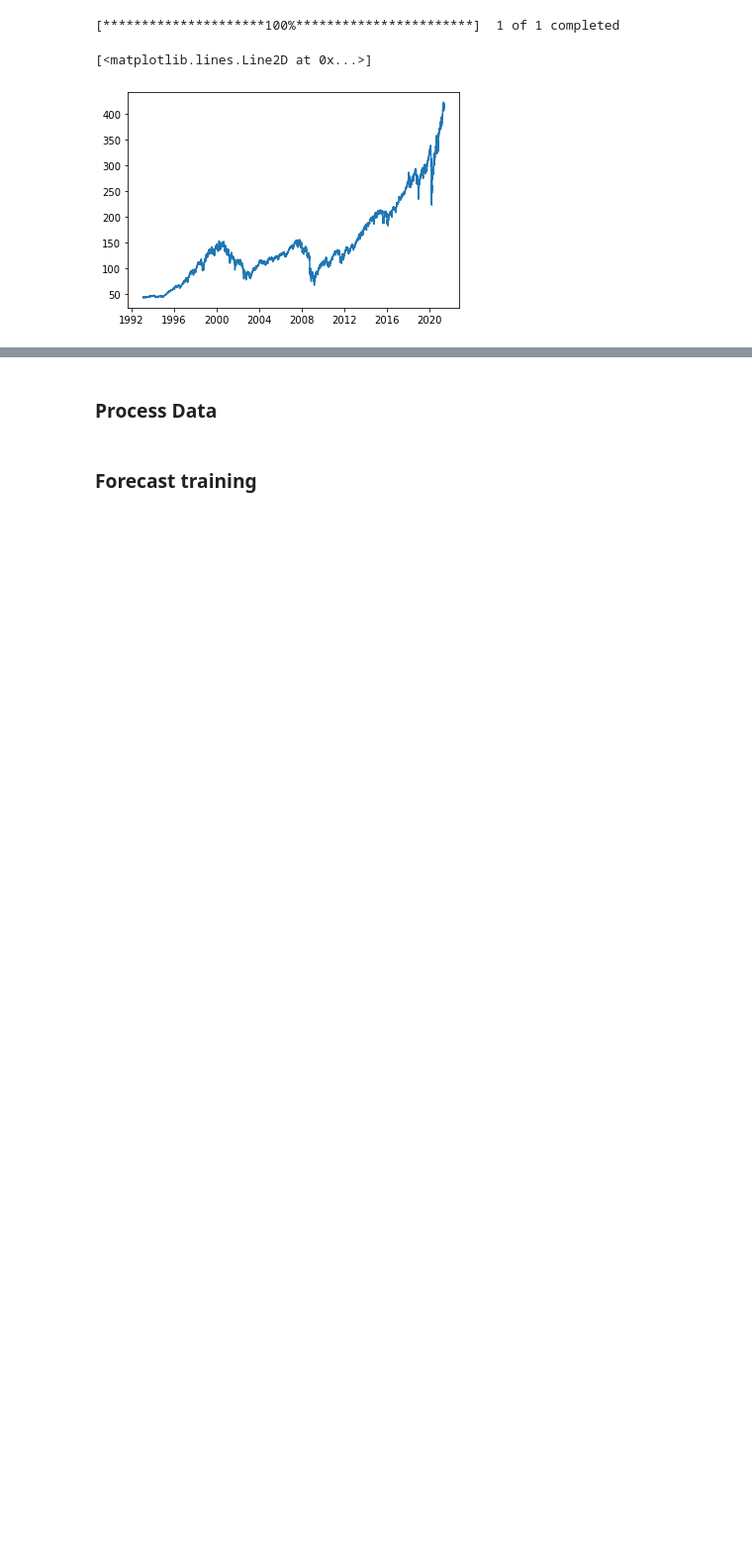
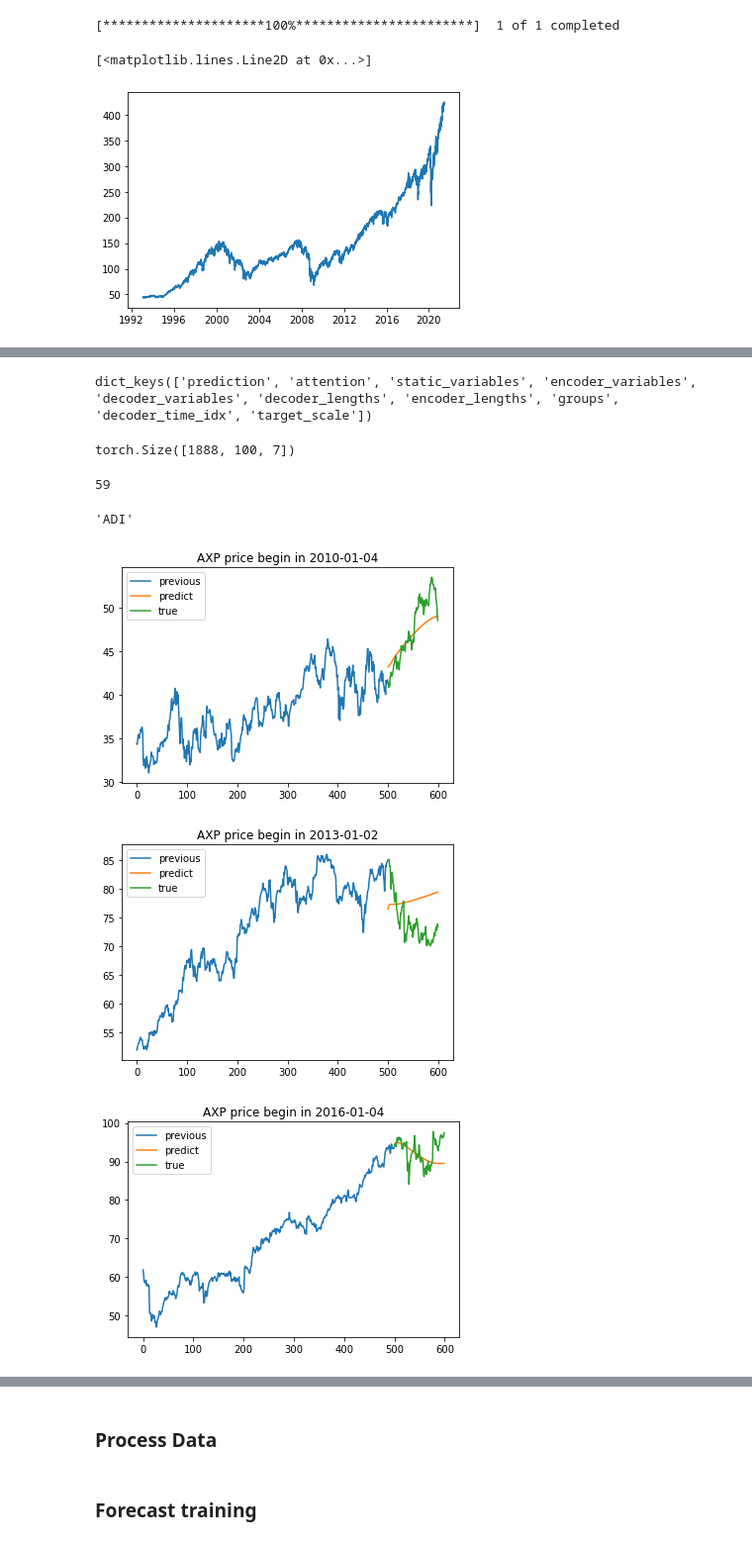
Before and after one commit to dukesky/StockRistAnalysis, a Jupyter notebook: StockDataExplore.ipynb, the cells around one changed output, grey strips where cells are left out. Shown: that part at 99% size. Drawn from its saved outputs; the diff is of its cells as text; code cells hidden in the pictures; blank space fills up the shorter version.

```diff
--- a/StockDataExplore.ipynb
+++ b/StockDataExplore.ipynb
@@ -78,6 +92,0 @@ S_P_index.shape
-# %%
-Stocks = {}
-for ticker in S_P_index.Symbol:
-    Stocks[ticker] = yf.Ticker(ticker)
-    if ticker == 'AAPL':
-        break
@@ -186,0 +142,9 @@ Name: To Grade, dtype: int64
+# %%
+# test_period after test_date is v
+START_DATE = ['2010-01-04','2013-01-02','2016-01-04','2019-01-02']
+TRAINING_PERIOD = 500
+VALIDATION_PERIOD = 100
+TEST_PEERIOD = 120
+
+TRAIN_PERIODS = [['2010-01-01','2011-12-31'],['2013-01-01','2014-12-31'],['2016-01-01','2017-12-31'],['2019-01-01','2020-12-31']]
+TEST_PERIODS = [['2012-01-01','2012-5-31'],['2015-01-01','2015-5-31'],['2018-01-01','2018-5-31'],['2021-01-01','2021-5-31']]
@@ -186,0 +289,6 @@ Name: To Grade, dtype: int64
+# %%
+for x,y in train_dataloader:
+    print(x.keys())
+    print(x['groups'].shape)
+    print(x['encoder_cont'].shape)
+    break
@@ -186,0 +359,40 @@ Name: To Grade, dtype: int64
+# %%
+# load the best model according to the validation loss (given that
+# we use early stopping, this is not necessarily the last epoch)
+best_model_path = trainer.checkpoint_callback.best_model_path
+best_tft = TemporalFusionTransformer.load_from_checkpoint(best_model_path)
+# calculate mean absolute error on validation set
+actuals = torch.cat([y[0] for x, y in val_dataloader])
+predictions = best_tft.predict(val_dataloader,mode='raw')
+previous = torch.cat([x['encoder_target'] for x, y in val_dataloader])
+# %%
+predictions.keys()
+# %% [output]
+dict_keys(['prediction', 'attention', 'static_variables', 'encoder_variables', 'decoder_variables', 'decoder_lengths', 'encoder_lengths', 'groups', 'decoder_time_idx', 'target_scale'])
+# %%
+predictions['prediction'].shape
+# %% [output]
+torch.Size([1888, 100, 7])
+# %%
+len(val_dataloader)
+# %% [output]
+59
+# %%
+ticker_encoder.inverse_transform(predictions['groups'][40][0])
+# %% [output]
+'ADI'
+# %%
+index = [200,201,202]
+for i in index:
+    plt.plot(previous[i],label='previous')
+    plt.plot([500+i for i in range(len(predictions['prediction'][i]))],predictions['prediction'][i][:,3],label='predict')
+    plt.plot([500+i for i in range(len(actuals[i]))], actuals[i],label='true')
+    plt.legend()
+    ticker = training_set.categorical_encoders['ticker'].inverse_transform(predictions['groups'][i][0])
+    start = training_set.categorical_encoders['start'].inverse_transform(predictions['groups'][i][1])
+    plt.title('{} price begin in {}'.format(ticker, start))
+    plt.show()
+# %% [output]
+[figure, added]
+[figure, added]
+[figure, added]
```
Also changed, not shown: parts of 46 cells of this notebook, 2 other files.
